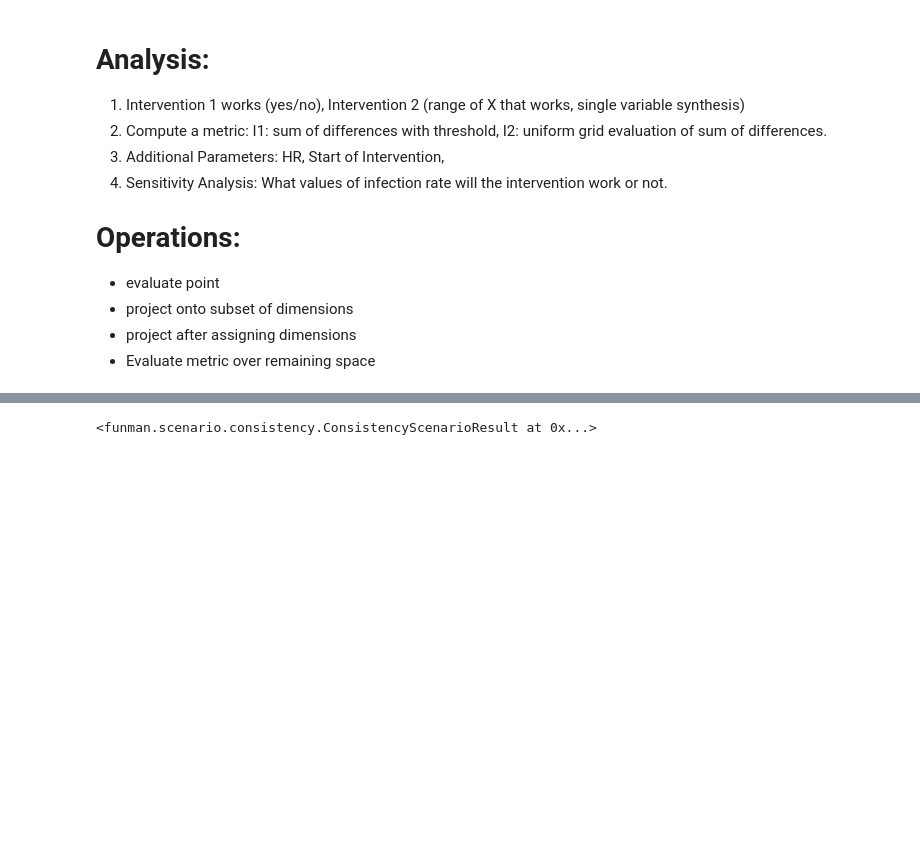
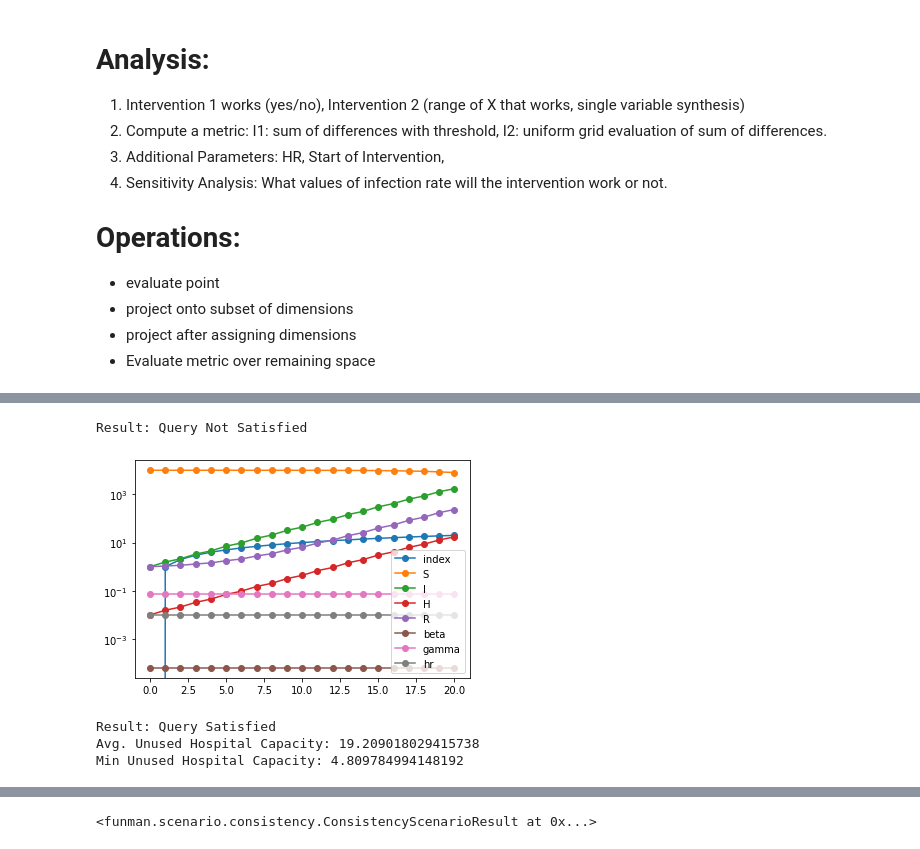
Before and after one commit to ml4ai/funman, a Jupyter notebook: notebooks/dec_8_2022_demo_funman.ipynb, the cells around one changed output, grey strips where cells are left out. Drawn from its saved outputs; the diff is of its cells as text; code cells hidden in the pictures; blank space fills up the shorter version.

```diff
--- a/notebooks/dec_8_2022_demo_funman.ipynb
+++ b/notebooks/dec_8_2022_demo_funman.ipynb
@@ -177,0 +66,22 @@ result.plot()
+# %%
+scenario1 = Scenario1()
+result_msg1, plot1, df1 = scenario1.analyze_intervention_1(0.0)
+print(f"Result: {result_msg1}")
+# %% [output]
+Result: Query Not Satisfied
+# %%
+# Analyze Intervention 1 to check it will achieve goals of query
+scenario1 = Scenario1()
+result_msg1, plot1, df1 = scenario1.analyze_intervention_1(0.05)
+print(f"Result: {result_msg1}")
+unused = df1["H"].apply(lambda x: scenario1.config["query_threshold"] - x).mean()
+print(f"Avg. Unused Hospital Capacity: {unused}")
+unused = df1["H"].apply(lambda x: scenario1.config["query_threshold"] - x).min()
+print(f"Min Unused Hospital Capacity: {unused}")
+
+plot1
+# %% [output]
+[figure, added]
+Result: Query Satisfied
+Avg. Unused Hospital Capacity: 19.209018029415738
+Min Unused Hospital Capacity: 4.809784994148192
```
Also changed, not shown: parts of 10 cells of this notebook, 5 other files.
